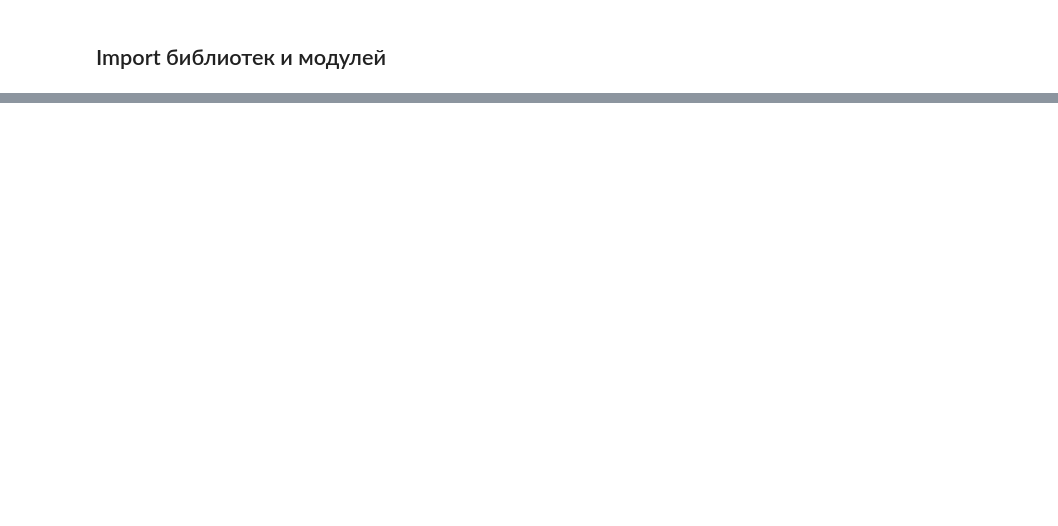
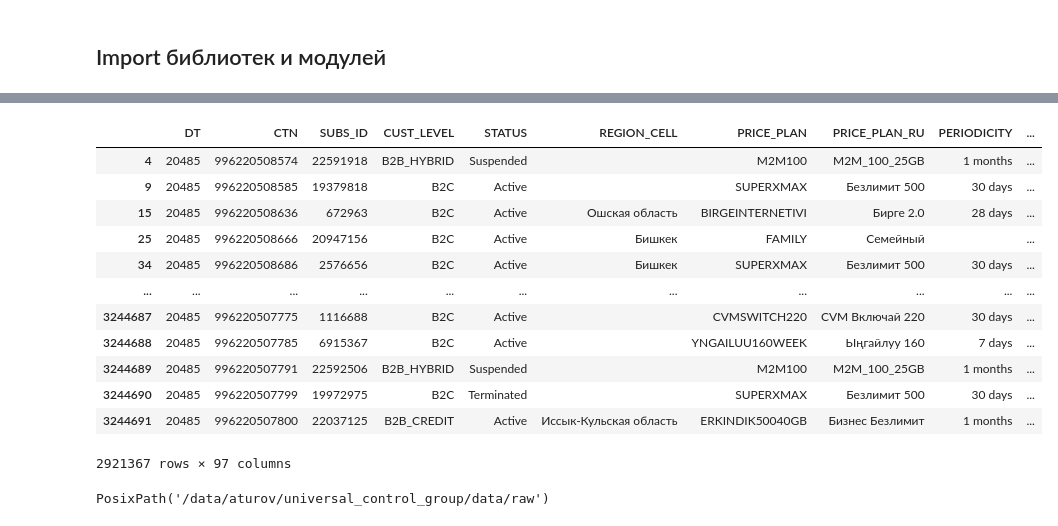
Before and after one commit to AleksTurov/universal_control_group, a Jupyter notebook: notebook/01_dowload_split.ipynb, the cells around one changed output, grey strips where cells are left out. Drawn from its saved outputs; the diff is of its cells as text; code cells hidden in the pictures; blank space fills up the shorter version.

```diff
--- a/notebook/01_dowload_split.ipynb
+++ b/notebook/01_dowload_split.ipynb
@@ -40,0 +115,32 @@ from src.database import clickhouse_engine
+# %%
+sql_text_2 = (
+    Path(f"{PROJECT_ROOT}/sql/02_hfct_subs_eligible_ids.sql")
+    .read_text(encoding="utf-8")
+)
+
+sql_2 = text(sql_text_2)
+
+output_path_2 = Path(f"{PROJECT_ROOT}/data/raw/hfct_subs_eligible_ids_{DATA_START}.parquet")
+output_path_2.parent.mkdir(parents=True, exist_ok=True)
+
+writer = None
+total_rows = 0
+
+try:
+    with clickhouse_engine.connect() as conn:
+        chunks = pd.read_sql(sql_2, conn, params=params, chunksize=100_000)
+
+        for chunk in chunks:
+            table = pa.Table.from_pandas(chunk, preserve_index=False)
+
+            if writer is None:
+                writer = pq.ParquetWriter(output_path_2, table.schema, compression="snappy")
+
+            writer.write_table(table)
+            total_rows += len(chunk)
+            logger.info(f"wrote {total_rows} rows")
+finally:
+    if writer is not None:
+        writer.close()
+
+logger.info(f"Data saved to {output_path_2}")
@@ -40,0 +165,5 @@ from src.database import clickhouse_engine
+# %%
+df_2 = pd.read_parquet(output_path_2)
+df_1 = pd.read_parquet(output_path_1)
+df_1.shape, df_2.shape, df_1.dtypes, df_2.dtypes
+df_2.head(), df_1.head()
@@ -40,0 +188,5 @@ from src.database import clickhouse_engine
+# %%
+eligible_ids = set(df_2["subscription_id"])
+df_final = df_1[df_1["SUBS_ID"].isin(eligible_ids)].copy()
+
+logger.info(f"Final filtered dataset rows: {len(df_final)}")
@@ -40,0 +214,16 @@ from src.database import clickhouse_engine
+# %%
+df_final
+# %% [output]
+|  | DT | CTN | SUBS_ID | CUST_LEVEL | STATUS | REGION_CELL | PRICE_PLAN | PRICE_PLAN_RU | PERIODICITY | ... |
+| 4 | 20485 | 996220508574 | 22591918 | B2B_HYBRID | Suspended |  | M2M100 | M2M_100_25GB | 1 months | ... |
+| 9 | 20485 | 996220508585 | 19379818 | B2C | Active |  | SUPERXMAX | Безлимит 500 | 30 days | ... |
+| 15 | 20485 | 996220508636 | 672963 | B2C | Active | Ошская область | BIRGEINTERNETIVI | Бирге 2.0 | 28 days | ... |
+| 25 | 20485 | 996220508666 | 20947156 | B2C | Active | Бишкек | FAMILY | Семейный |  | ... |
+| 34 | 20485 | 996220508686 | 2576656 | B2C | Active | Бишкек | SUPERXMAX | Безлимит 500 | 30 days | ... |
+| ... | ... | ... | ... | ... | ... | ... | ... | ... | ... | ... |
+| 3244687 | 20485 | 996220507775 | 1116688 | B2C | Active |  | CVMSWITCH220 | CVM Включай 220 | 30 days | ... |
+| 3244688 | 20485 | 996220507785 | 6915367 | B2C | Active |  | YNGAILUU160WEEK | Ыңгайлуу 160 | 7 days | ... |
+| 3244689 | 20485 | 996220507791 | 22592506 | B2B_HYBRID | Suspended |  | M2M100 | M2M_100_25GB | 1 months | ... |
+| 3244690 | 20485 | 996220507799 | 19972975 | B2C | Terminated |  | SUPERXMAX | Безлимит 500 | 30 days | ... |
+| 3244691 | 20485 | 996220507800 | 22037125 | B2B_CREDIT | Active | Иссык-Кульская область | ERKINDIK50040GB | Бизнес Безлимит | 1 months | ... |
+2921367 rows × 97 columns
@@ -40,0 +232,4 @@ from src.database import clickhouse_engine
+# %%
+OUTPUT_DIR
+# %% [output]
+PosixPath('/data/aturov/universal_control_group/data/raw')
```
Also changed, not shown: parts of 14 cells of this notebook, 6 other files.
